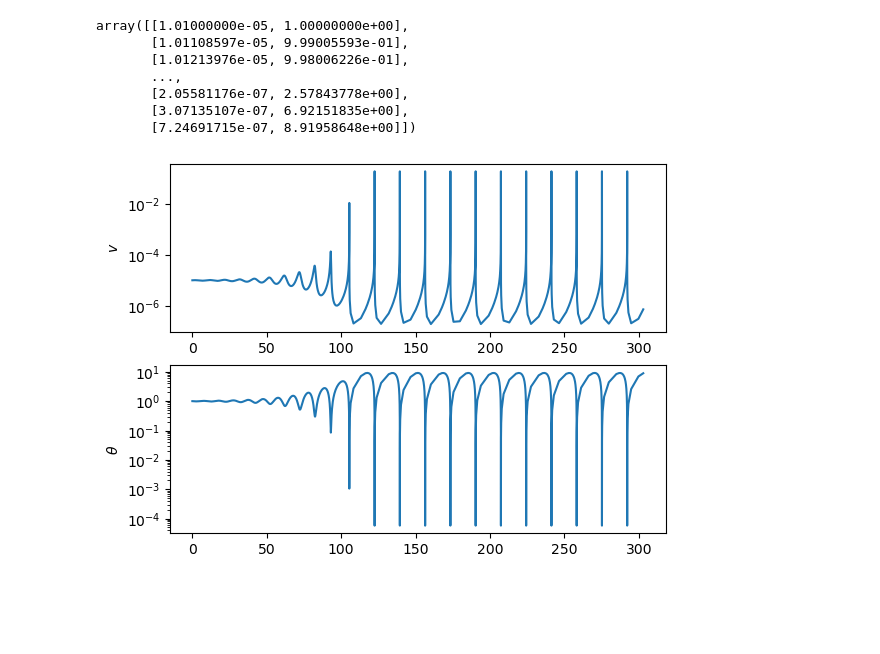
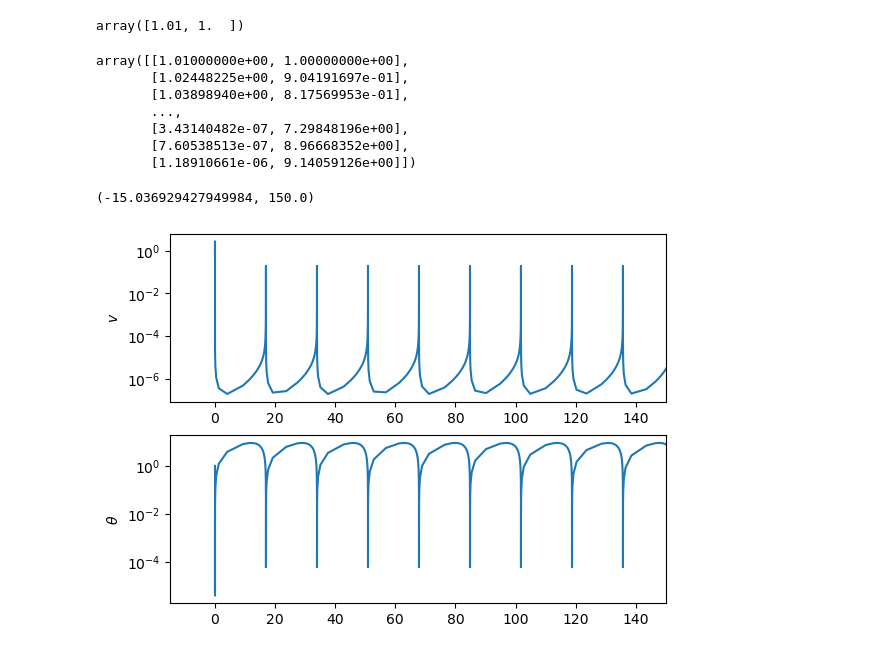
Before and after one commit to hojjatks/ZeroDmodel, a Jupyter notebook: Runme.ipynb, the cells around one changed output. Drawn from its saved outputs; the diff is of its cells as text; code cells hidden in the pictures; blank space fills up the shorter version.

Commit message:
Changed initial condition and added one plot after meeting with Andrew

```diff
--- a/Runme.ipynb
+++ b/Runme.ipynb
@@ -11,10 +11,14 @@ sigma=5e6
 a=0.01
 b=0.015
 drs=1e-5
-v0=1.01*vpl
+v0=1.01
 theta0=drs/vpl
 u0=np.array([v0,theta0])
 problem=ZeroDQuasidynamic(Tmax,u0,a,b,sigma,drs,G,cs,vpl)
+# %%
+u0
+# %% [output]
+array([1.01, 1.  ])
 # %%
 t=0
 u=u0.reshape(1,2)
@@ -29,20 +33,24 @@ while T[-1]<Tmax:
 # %%
 u
 # %% [output]
-array([[1.01000000e-05, 1.00000000e+00],
-       [1.01108597e-05, 9.99005593e-01],
-       [1.01213976e-05, 9.98006226e-01],
+array([[1.01000000e+00, 1.00000000e+00],
+       [1.02448225e+00, 9.04191697e-01],
+       [1.03898940e+00, 8.17569953e-01],
        ...,
-       [2.05581176e-07, 2.57843778e+00],
-       [3.07135107e-07, 6.92151835e+00],
-       [7.24691715e-07, 8.91958648e+00]])
+       [3.43140482e-07, 7.29848196e+00],
+       [7.60538513e-07, 8.96668352e+00],
+       [1.18910661e-06, 9.14059126e+00]])
 # %%
 fig, (ax1,ax2)=plt.subplots(2,1)
 ax1.plot(T,u[:,0])
 ax1.set_ylabel(r'$v$')
 ax1.set_yscale('log')
 ax2.plot(T,u[:,1])
 ax2.set_ylabel(r'$\theta$')
 ax2.set_yscale('log')
+
+ax2.set_xlim(right=150)
+ax1.set_xlim(right=150)
 # %% [output]
+(-15.036929427949984, 150.0)
-[figure, old version]
+[figure, new version]
```
Also changed, not shown: parts of 4 cells of this notebook.
